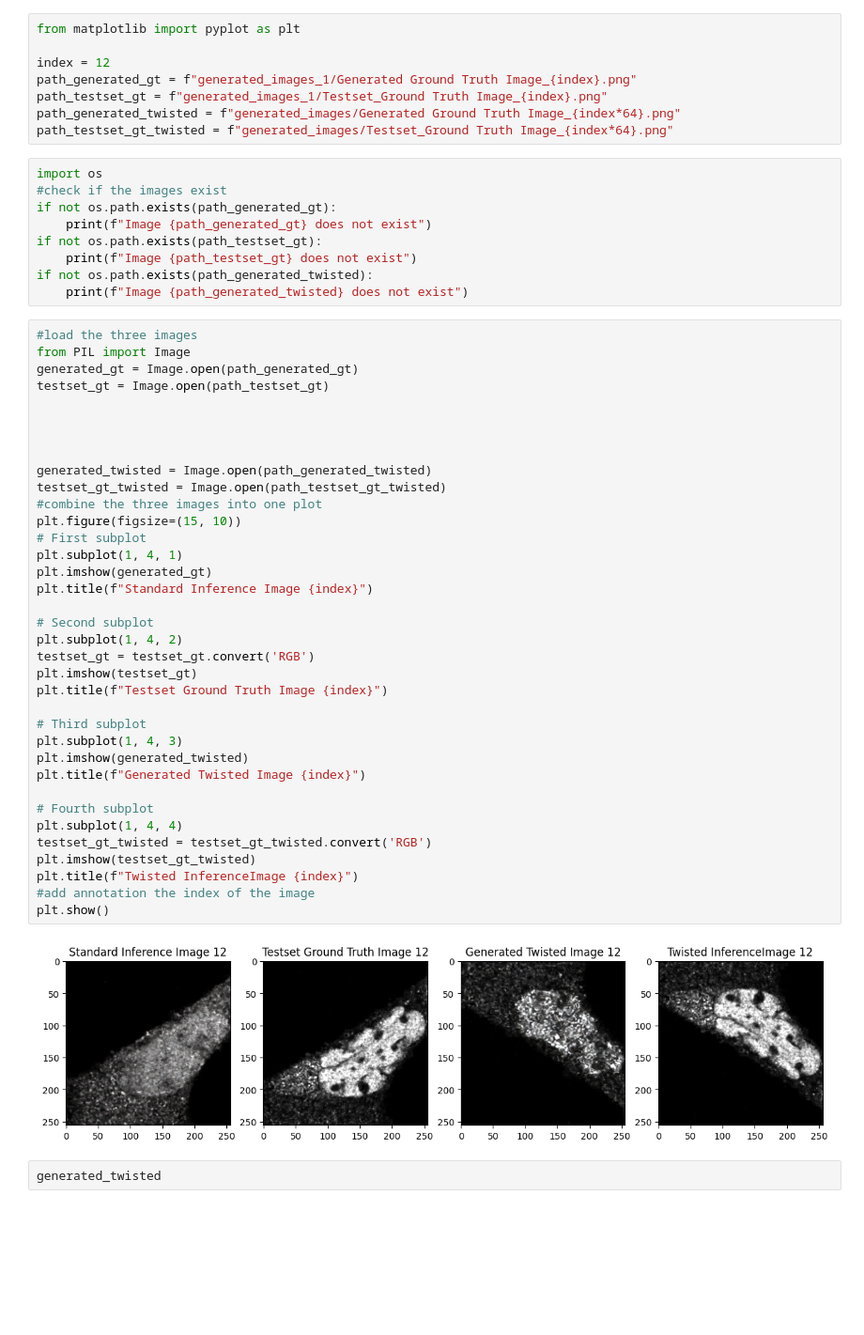
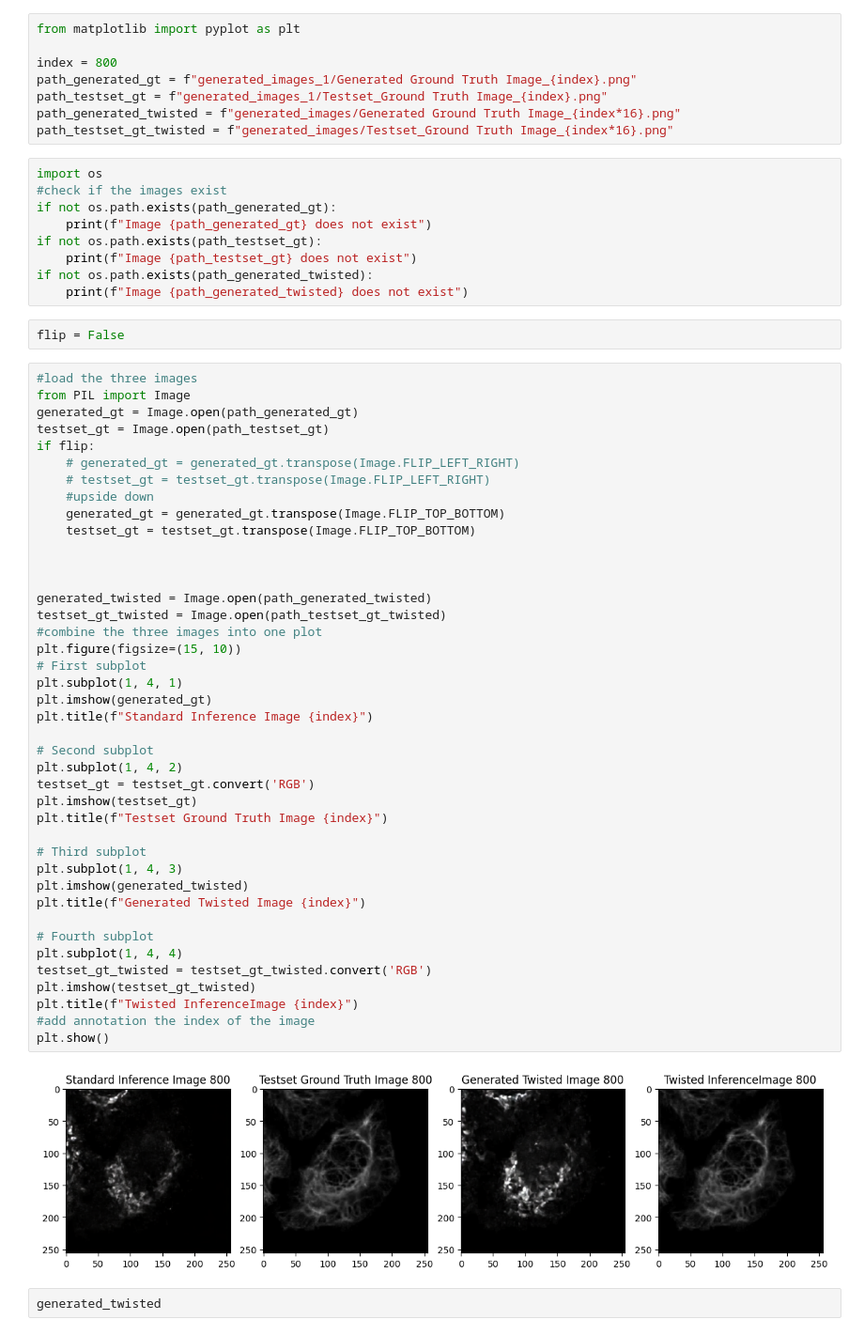
Before and after one commit to marvinli00/cell_generation, a Jupyter notebook: to_one_image.ipynb, the cells around one changed output. Shown at 94% size. Saved outputs shown, nothing was run; the diff lists cells and outputs as text; blank space fills up the shorter version.

```diff
--- a/to_one_image.ipynb
+++ b/to_one_image.ipynb
@@ -1,11 +1,11 @@
 # %%
 from matplotlib import pyplot as plt
 
-index = 12
+index = 800
 path_generated_gt = f"generated_images_1/Generated Ground Truth Image_{index}.png"
 path_testset_gt = f"generated_images_1/Testset_Ground Truth Image_{index}.png"
-path_generated_twisted = f"generated_images/Generated Ground Truth Image_{index*64}.png"
-path_testset_gt_twisted = f"generated_images/Testset_Ground Truth Image_{index*64}.png"
+path_generated_twisted = f"generated_images/Generated Ground Truth Image_{index*16}.png"
+path_testset_gt_twisted = f"generated_images/Testset_Ground Truth Image_{index*16}.png"
 # %%
 import os
 #check if the images exist
@@ -15,44 +15,51 @@ if not os.path.exists(path_testset_gt):
     print(f"Image {path_testset_gt} does not exist")
 if not os.path.exists(path_generated_twisted):
     print(f"Image {path_generated_twisted} does not exist")
+# %%
+flip = False
 # %%
 #load the three images
 from PIL import Image
 generated_gt = Image.open(path_generated_gt)
 testset_gt = Image.open(path_testset_gt)
-
+if flip:
+    # generated_gt = generated_gt.transpose(Image.FLIP_LEFT_RIGHT)
+    # testset_gt = testset_gt.transpose(Image.FLIP_LEFT_RIGHT)
+    #upside down
+    generated_gt = generated_gt.transpose(Image.FLIP_TOP_BOTTOM)
+    testset_gt = testset_gt.transpose(Image.FLIP_TOP_BOTTOM)
 
 
 
 generated_twisted = Image.open(path_generated_twisted)
 testset_gt_twisted = Image.open(path_testset_gt_twisted)
 #combine the three images into one plot
 plt.figure(figsize=(15, 10))
 # First subplot
 plt.subplot(1, 4, 1)
 plt.imshow(generated_gt)
 plt.title(f"Standard Inference Image {index}")
 
 # Second subplot
 plt.subplot(1, 4, 2)
 testset_gt = testset_gt.convert('RGB')
 plt.imshow(testset_gt)
 plt.title(f"Testset Ground Truth Image {index}")
 
 # Third subplot
 plt.subplot(1, 4, 3)
 plt.imshow(generated_twisted)
 plt.title(f"Generated Twisted Image {index}")
 
 # Fourth subplot
 plt.subplot(1, 4, 4)
 testset_gt_twisted = testset_gt_twisted.convert('RGB')
 plt.imshow(testset_gt_twisted)
 plt.title(f"Twisted InferenceImage {index}")
 #add annotation the index of the image
 plt.show()
 # %% [output]
-[figure, old version]
+[figure, new version]
 # %%
 generated_twisted
 # %% [output]
```
Also changed, not shown: 8 other files.
